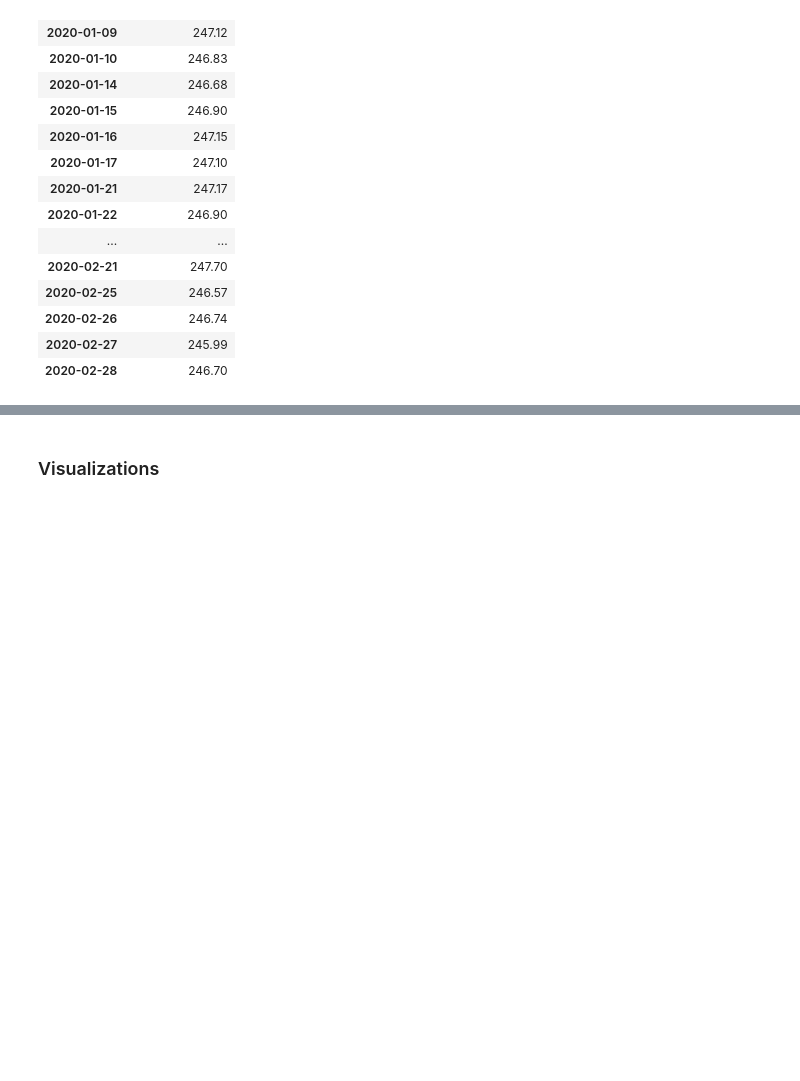
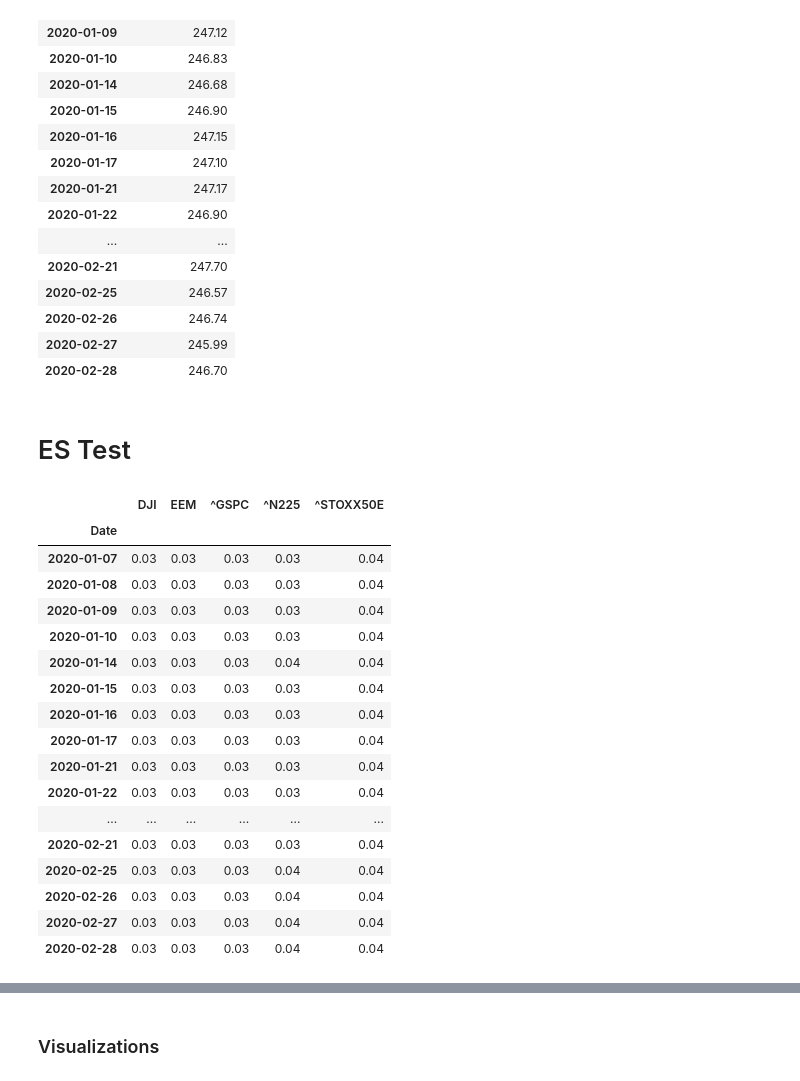
Before and after one commit to Alessandro-Dodon/pyvar, a Jupyter notebook: Functions/TestPortfolios.ipynb, the cells around one changed output, grey strips where cells are left out. Cells and saved outputs as stored; diff of their text form; code cells hidden in the pictures; blank space fills up the shorter version.

```diff
--- a/Functions/TestPortfolios.ipynb
+++ b/Functions/TestPortfolios.ipynb
@@ -189,3 +191,33 @@ ivar_series = pv.incremental_var(
 | 2020-02-26 | 246.74 |
 | 2020-02-27 | 245.99 |
 | 2020-02-28 | 246.70 |
+# %% [markdown]
+# ES Test
+# %%
+# Compute and display Marginal VaR (styled table)
+marginal_es_df = ES.marginal_es(
+    position_data=position_data,
+    confidence_level=0.99,
+    holding_period=1,
+    distribution="normal",
+    display_table=True  # Enables styled notebook output
+)
+# %% [output]
+|  | DJI | EEM | ^GSPC | ^N225 | ^STOXX50E |
+| Date |  |  |  |  |  |
+| 2020-01-07 | 0.03 | 0.03 | 0.03 | 0.03 | 0.04 |
+| 2020-01-08 | 0.03 | 0.03 | 0.03 | 0.03 | 0.04 |
+| 2020-01-09 | 0.03 | 0.03 | 0.03 | 0.03 | 0.04 |
+| 2020-01-10 | 0.03 | 0.03 | 0.03 | 0.03 | 0.04 |
+| 2020-01-14 | 0.03 | 0.03 | 0.03 | 0.04 | 0.04 |
+| 2020-01-15 | 0.03 | 0.03 | 0.03 | 0.03 | 0.04 |
+| 2020-01-16 | 0.03 | 0.03 | 0.03 | 0.03 | 0.04 |
+| 2020-01-17 | 0.03 | 0.03 | 0.03 | 0.03 | 0.04 |
+| 2020-01-21 | 0.03 | 0.03 | 0.03 | 0.03 | 0.04 |
+| 2020-01-22 | 0.03 | 0.03 | 0.03 | 0.03 | 0.04 |
+| ... | ... | ... | ... | ... | ... |
+| 2020-02-21 | 0.03 | 0.03 | 0.03 | 0.03 | 0.04 |
+| 2020-02-25 | 0.03 | 0.03 | 0.03 | 0.04 | 0.04 |
+| 2020-02-26 | 0.03 | 0.03 | 0.03 | 0.04 | 0.04 |
+| 2020-02-27 | 0.03 | 0.03 | 0.03 | 0.04 | 0.04 |
+| 2020-02-28 | 0.03 | 0.03 | 0.03 | 0.04 | 0.04 |
```
Also changed, not shown: parts of 6 cells of this notebook, 7 other files.
